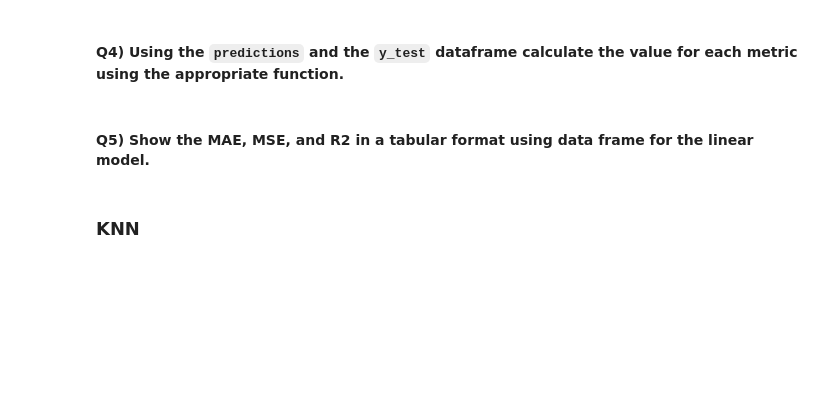
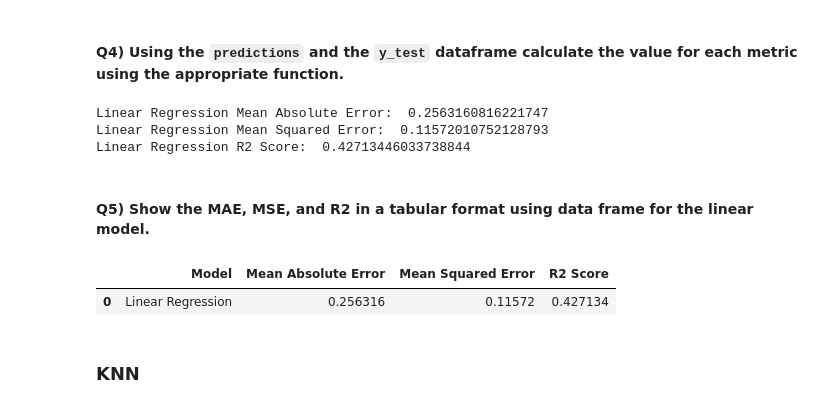
Before and after one commit to CxLos/IBM-Practice-Labs, a Jupyter notebook: 12. Machine Learning with Python/module 6 - Rain Prediciton in Australia/labs/ML0101EN_SkillUp_FinalAssignment.jupyterlite.ipynb, the cells around one changed output. Cells and saved outputs as stored; diff of their text form; code cells hidden in the pictures; blank space fills up the shorter version.

```diff
--- a/12. Machine Learning with Python/module 6 - Rain Prediciton in Australia/labs/ML0101EN_SkillUp_FinalAssignment.jupyterlite.ipynb
+++ b/12. Machine Learning with Python/module 6 - Rain Prediciton in Australia/labs/ML0101EN_SkillUp_FinalAssignment.jupyterlite.ipynb
@@ -180,4 +180,2 @@ Y = df_sydney_processed['RainTomorrow']
-# %%
-x_train, x_test, y_train, y_test =
 # %% [markdown]
 #### Q2) Create and train a Linear Regression model called LinearReg using the training data (`x_train`, `y_train`).
@@ -187,0 +182,3 @@ LinearReg =
+# %%
+LinearReg = LinearRegression()
+LinearReg.fit(x_train, y_train)
@@ -193,0 +189,3 @@ predictions =
+# %%
+predictions = LinearReg.predict(x_test)
+predictions
@@ -202,2 +212,14 @@ LinearRegression_R2 =
+# %%
+LinearRegression_MAE = metrics.mean_absolute_error(y_test, predictions)
+LinearRegression_MSE = metrics.mean_squared_error(y_test, predictions)
+LinearRegression_R2 = metrics.r2_score(y_test, predictions)
+
+print("Linear Regression Mean Absolute Error: ", LinearRegression_MAE)
+print("Linear Regression Mean Squared Error: ", LinearRegression_MSE)
+print("Linear Regression R2 Score: ", LinearRegression_R2)
+# %% [output]
+Linear Regression Mean Absolute Error:  0.2563160816221747
+Linear Regression Mean Squared Error:  0.11572010752128793
+Linear Regression R2 Score:  0.42713446033738844
 # %% [markdown]
 #### Q5) Show the MAE, MSE, and R2 in a tabular format using data frame for the linear model.
@@ -208,3 +226,10 @@ Report =
+# %%
+linear_report = pd.DataFrame(data=[["Linear Regression", LinearRegression_MAE, LinearRegression_MSE, LinearRegression_R2]], columns=['Model', 'Mean Absolute Error', 'Mean Squared Error', 'R2 Score'])
+
+linear_report
+# %% [output]
+|  | Model | Mean Absolute Error | Mean Squared Error | R2 Score |
+| 0 | Linear Regression | 0.256316 | 0.11572 | 0.427134 |
 # %% [markdown]
 ### KNN
 # %% [markdown]
```
Also changed, not shown: parts of 54 cells of this notebook, 2 other files.
